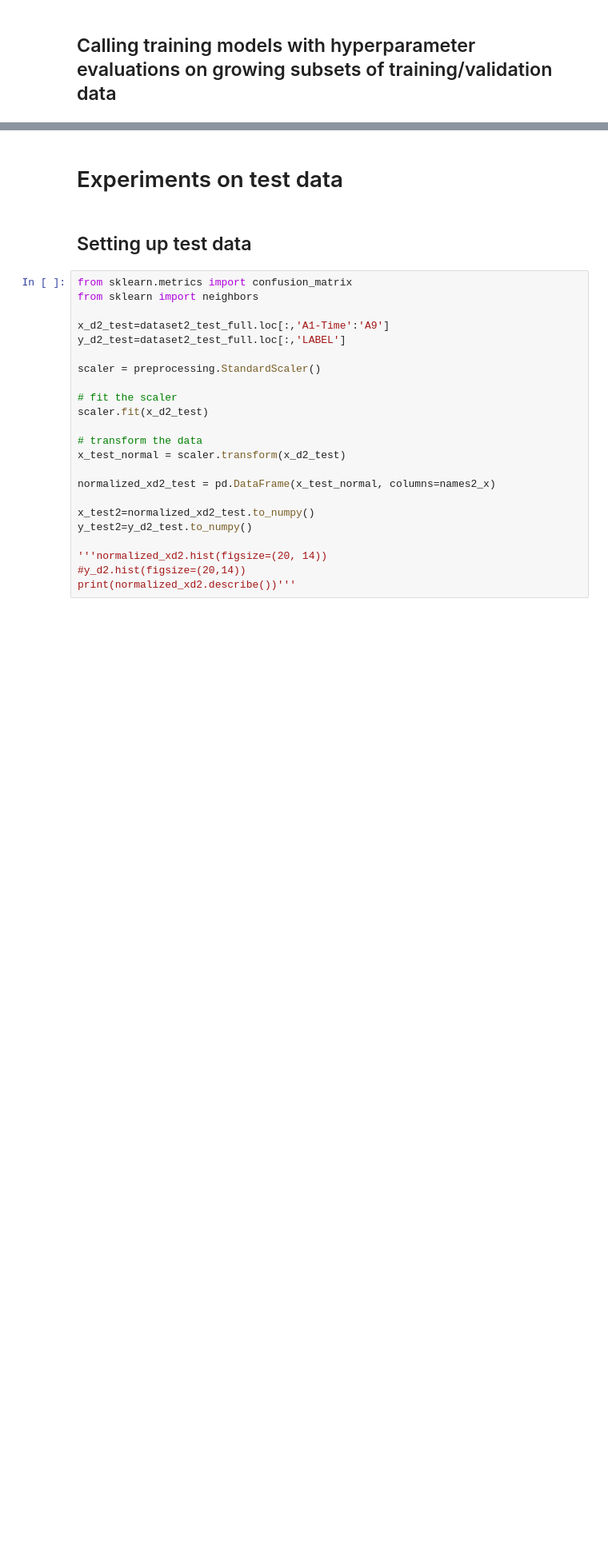
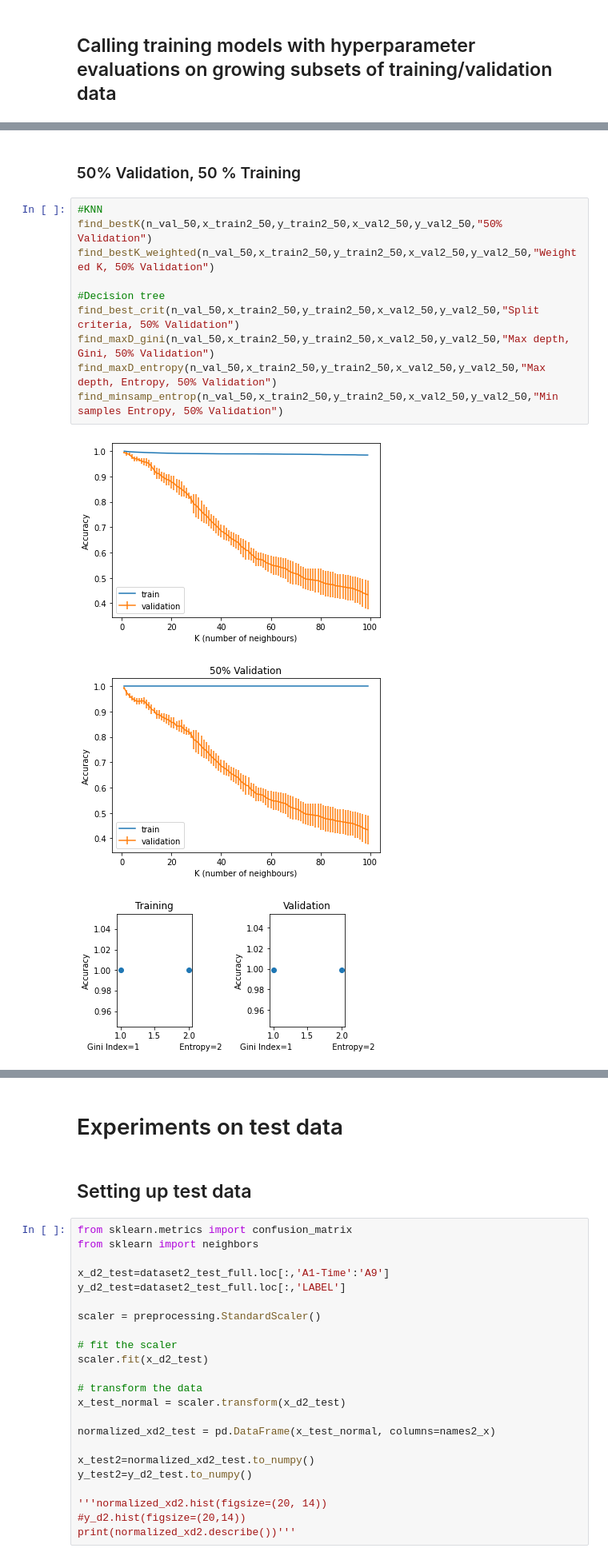
Before and after one commit to emmacona/COMP551-A1-KNN-and-Decision-tree-optimization, a Jupyter notebook: dataset-2.ipynb, the cells around one changed output, grey strips where cells are left out. Shown: that part at 80% size. Cells and saved outputs as stored; diff of their text form; blank space fills up the shorter version.

```diff
--- a/dataset-2.ipynb
+++ b/dataset-2.ipynb
@@ -340,0 +402,16 @@ def find_minsamp_entrop(n_val,x_train,y_train,x_val,y_val,title):
+# %% [markdown]
+### 50% Validation, 50 % Training
+# %%
+#KNN
+find_bestK(n_val_50,x_train2_50,y_train2_50,x_val2_50,y_val2_50,"50% Validation")
+find_bestK_weighted(n_val_50,x_train2_50,y_train2_50,x_val2_50,y_val2_50,"Weighted K, 50% Validation")
+
+#Decision tree
+find_best_crit(n_val_50,x_train2_50,y_train2_50,x_val2_50,y_val2_50,"Split criteria, 50% Validation")
+find_maxD_gini(n_val_50,x_train2_50,y_train2_50,x_val2_50,y_val2_50,"Max depth, Gini, 50% Validation")
+find_maxD_entropy(n_val_50,x_train2_50,y_train2_50,x_val2_50,y_val2_50,"Max depth, Entropy, 50% Validation")
+find_minsamp_entrop(n_val_50,x_train2_50,y_train2_50,x_val2_50,y_val2_50,"Min samples Entropy, 50% Validation")
+# %% [output]
+[figure, added]
+[figure, added]
+[figure, added]
```
Also changed, not shown: parts of 12 cells of this notebook.
